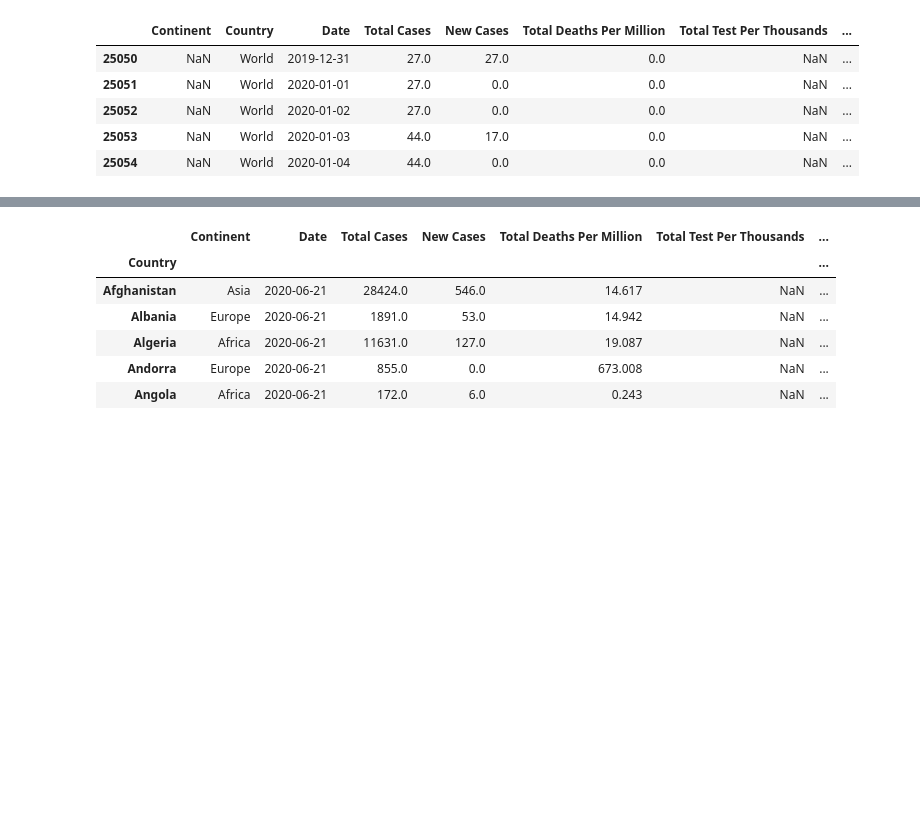
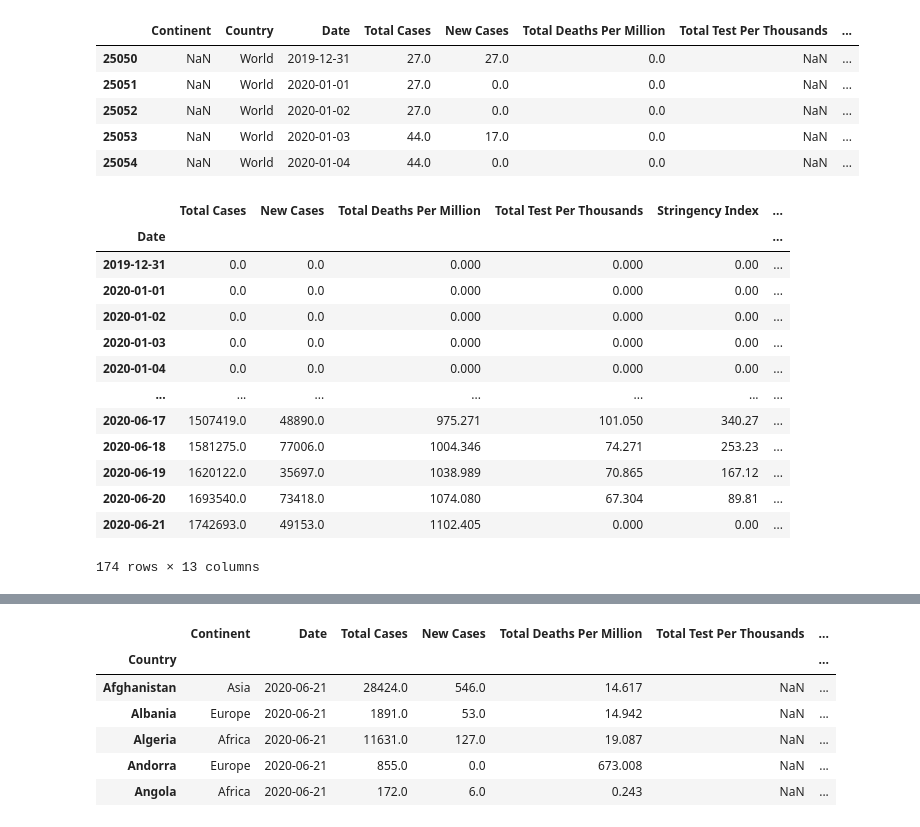
Before and after one commit to M-Agami/META-B, a Jupyter notebook: Coding/Coronavirus.ipynb, the cells around one changed output, grey strips where cells are left out. Saved outputs shown, nothing was run; the diff lists cells and outputs as text; code cells hidden in the pictures; blank space fills up the shorter version.

```diff
--- a/Coding/Coronavirus.ipynb
+++ b/Coding/Coronavirus.ipynb
@@ -135,6 +136,23 @@ world_data.head()
 | 25052 | NaN | World | 2020-01-02 | 27.0 | 0.0 | 0.0 | NaN | ... |
 | 25053 | NaN | World | 2020-01-03 | 44.0 | 17.0 | 0.0 | NaN | ... |
 | 25054 | NaN | World | 2020-01-04 | 44.0 | 0.0 | 0.0 | NaN | ... |
+# %%
+combined_df[(combined_df['Continent']=='South America')].groupby("Date").sum()
+# %% [output]
+|  | Total Cases | New Cases | Total Deaths Per Million | Total Test Per Thousands | Stringency Index | ... |
+| Date |  |  |  |  |  | ... |
+| 2019-12-31 | 0.0 | 0.0 | 0.000 | 0.000 | 0.00 | ... |
+| 2020-01-01 | 0.0 | 0.0 | 0.000 | 0.000 | 0.00 | ... |
+| 2020-01-02 | 0.0 | 0.0 | 0.000 | 0.000 | 0.00 | ... |
+| 2020-01-03 | 0.0 | 0.0 | 0.000 | 0.000 | 0.00 | ... |
+| 2020-01-04 | 0.0 | 0.0 | 0.000 | 0.000 | 0.00 | ... |
+| ... | ... | ... | ... | ... | ... | ... |
+| 2020-06-17 | 1507419.0 | 48890.0 | 975.271 | 101.050 | 340.27 | ... |
+| 2020-06-18 | 1581275.0 | 77006.0 | 1004.346 | 74.271 | 253.23 | ... |
+| 2020-06-19 | 1620122.0 | 35697.0 | 1038.989 | 70.865 | 167.12 | ... |
+| 2020-06-20 | 1693540.0 | 73418.0 | 1074.080 | 67.304 | 89.81 | ... |
+| 2020-06-21 | 1742693.0 | 49153.0 | 1102.405 | 0.000 | 0.00 | ... |
+174 rows × 13 columns
 # %%
 africa_cases = combined_df[(combined_df['Continent']=='Africa')].groupby("Date")
 africa_cases_daily = africa_cases.sum()
```
Also changed, not shown: parts of 9 cells of this notebook.
